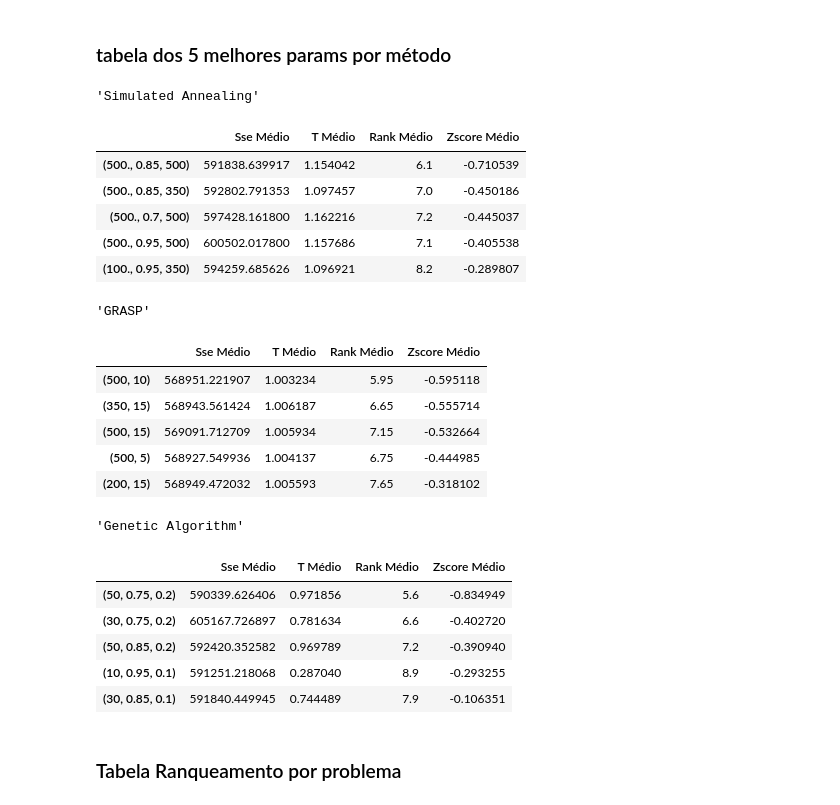
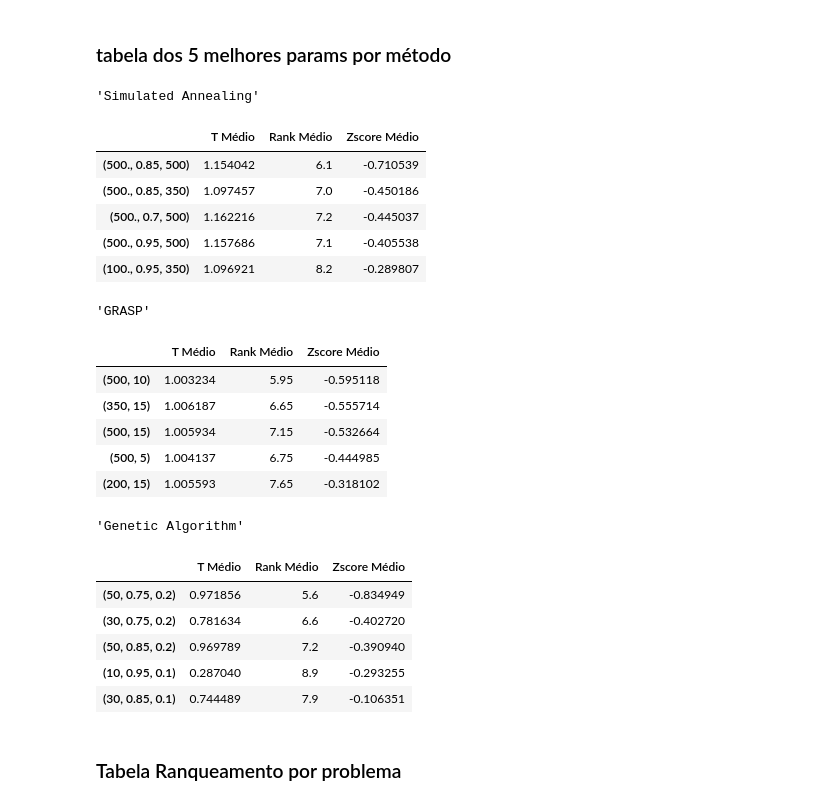
Before and after one commit to gabrielcipriano/trabalho-IA-2020-2, a Jupyter notebook: main.ipynb, the cells around one changed output. Cells and saved outputs as stored; diff of their text form; code cells hidden in the pictures.

```diff
--- a/main.ipynb
+++ b/main.ipynb
@@ -174,7 +175,8 @@ def plot_metodo_results(metodo_df, params, name, hparam_names, path):
 # %% [markdown]
 ### Loading from persistence
 # %%
-with open('train_results_persistence.json') as json_file:
+Path("results/").mkdir(parents=True, exist_ok=True)
+with open('results/train_results_persistence.json') as json_file:
         train_data = json.load(json_file)
 train_data_df = build_results_dataframe(train_data)
 # %% [markdown]
@@ -203,45 +205,45 @@ for m in train_results.keys():
 # %%
 from pathlib import Path
 
-tables_path = "tables/"
+tables_path = "results/tables/"
 Path(tables_path).mkdir(parents=True, exist_ok=True)
 # %% [markdown]
 ### tabela dos 5 melhores params por método
 # %%
 statuses = {}
 for metodo_name, df in train_data_df.items():
     statuses[metodo_name] = pd.DataFrame()
-    for info in ["sse", "t", "rank", "zscore"]:
+    for info in ["t", "rank", "zscore"]:
         statuses[metodo_name][info.capitalize() + " Médio"] = np.mean(get_info_as_df(df, info, params[metodo_name]), axis=1)
 
     statuses[metodo_name].sort_values("Zscore Médio", axis=0, ascending=True, inplace=True)
 
     display(metodo_name, statuses[metodo_name].head(5))
 
     with open(tables_path + "train_5_bests.tex", 'a') as file:
         file.write(statuses[metodo_name].head(5).to_latex(float_format="%.2f", label="tab:train_5_bests_"+metodo_name[:7]))
 # %% [output]
 'Simulated Annealing'
-|  | Sse Médio | T Médio | Rank Médio | Zscore Médio |
-| (500., 0.85, 500) | 591838.639917 | 1.154042 | 6.1 | -0.710539 |
-| (500., 0.85, 350) | 592802.791353 | 1.097457 | 7.0 | -0.450186 |
-| (500., 0.7, 500) | 597428.161800 | 1.162216 | 7.2 | -0.445037 |
-| (500., 0.95, 500) | 600502.017800 | 1.157686 | 7.1 | -0.405538 |
-| (100., 0.95, 350) | 594259.685626 | 1.096921 | 8.2 | -0.289807 |
+|  | T Médio | Rank Médio | Zscore Médio |
+| (500., 0.85, 500) | 1.154042 | 6.1 | -0.710539 |
+| (500., 0.85, 350) | 1.097457 | 7.0 | -0.450186 |
+| (500., 0.7, 500) | 1.162216 | 7.2 | -0.445037 |
+| (500., 0.95, 500) | 1.157686 | 7.1 | -0.405538 |
+| (100., 0.95, 350) | 1.096921 | 8.2 | -0.289807 |
 'GRASP'
-|  | Sse Médio | T Médio | Rank Médio | Zscore Médio |
-| (500, 10) | 568951.221907 | 1.003234 | 5.95 | -0.595118 |
-| (350, 15) | 568943.561424 | 1.006187 | 6.65 | -0.555714 |
-| (500, 15) | 569091.712709 | 1.005934 | 7.15 | -0.532664 |
-| (500, 5) | 568927.549936 | 1.004137 | 6.75 | -0.444985 |
-| (200, 15) | 568949.472032 | 1.005593 | 7.65 | -0.318102 |
+|  | T Médio | Rank Médio | Zscore Médio |
+| (500, 10) | 1.003234 | 5.95 | -0.595118 |
+| (350, 15) | 1.006187 | 6.65 | -0.555714 |
+| (500, 15) | 1.005934 | 7.15 | -0.532664 |
+| (500, 5) | 1.004137 | 6.75 | -0.444985 |
+| (200, 15) | 1.005593 | 7.65 | -0.318102 |
 'Genetic Algorithm'
-|  | Sse Médio | T Médio | Rank Médio | Zscore Médio |
-| (50, 0.75, 0.2) | 590339.626406 | 0.971856 | 5.6 | -0.834949 |
-| (30, 0.75, 0.2) | 605167.726897 | 0.781634 | 6.6 | -0.402720 |
-| (50, 0.85, 0.2) | 592420.352582 | 0.969789 | 7.2 | -0.390940 |
-| (10, 0.95, 0.1) | 591251.218068 | 0.287040 | 8.9 | -0.293255 |
-| (30, 0.85, 0.1) | 591840.449945 | 0.744489 | 7.9 | -0.106351 |
+|  | T Médio | Rank Médio | Zscore Médio |
+| (50, 0.75, 0.2) | 0.971856 | 5.6 | -0.834949 |
+| (30, 0.75, 0.2) | 0.781634 | 6.6 | -0.402720 |
+| (50, 0.85, 0.2) | 0.969789 | 7.2 | -0.390940 |
+| (10, 0.95, 0.1) | 0.287040 | 8.9 | -0.293255 |
+| (30, 0.85, 0.1) | 0.744489 | 7.9 | -0.106351 |
 # %% [markdown]
 ### Tabela Ranqueamento por problema
 # %%
```
Also changed, not shown: parts of 13 cells of this notebook, 22 other files.
